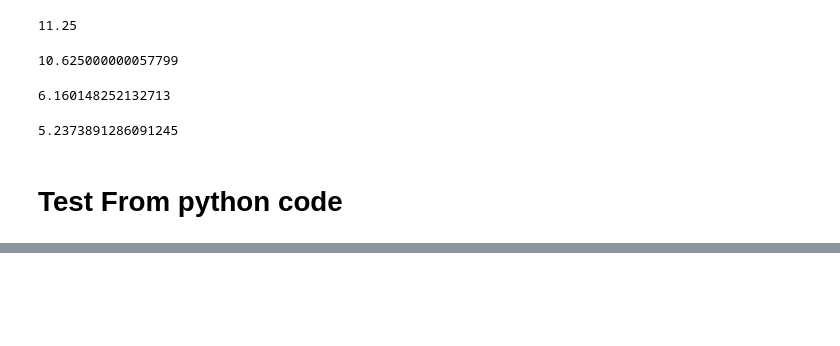
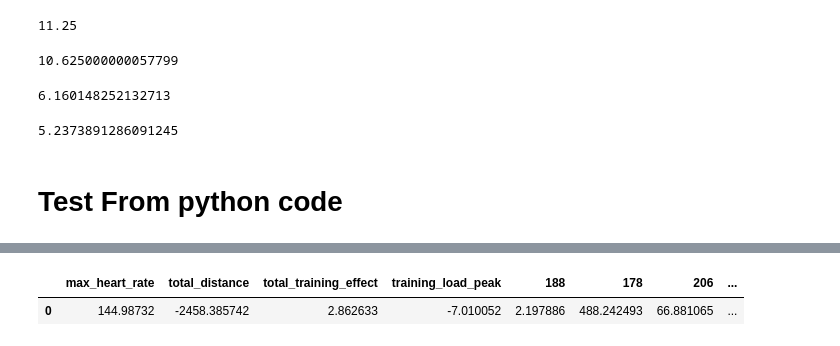
Before and after one commit to nicblanc/overcome-tomorrow, a Jupyter notebook: notebooks/create_test_model.ipynb, the cells around one changed output, grey strips where cells are left out. Saved outputs shown, nothing was run; the diff lists cells and outputs as text; code cells hidden in the pictures; blank space fills up the shorter version.

```diff
--- a/notebooks/create_test_model.ipynb
+++ b/notebooks/create_test_model.ipynb
@@ -566,0 +607,3 @@ See the caveats in the documentation: https://pandas.pydata.org/pandas-docs/stab
+# %%
+predict_for_date(garmin_data, preproc_garmin_data, preproc_activity, model, date)
+# %% [output]
@@ -566,0 +611,2 @@ See the caveats in the documentation: https://pandas.pydata.org/pandas-docs/stab
+|  | max_heart_rate | total_distance | total_training_effect | training_load_peak | 188 | 178 | 206 | ... |
+| 0 | 144.98732 | -2458.385742 | 2.862633 | -7.010052 | 2.197886 | 488.242493 | 66.881065 | ... |
```
Also changed, not shown: parts of 11 cells of this notebook, 2 other files.
